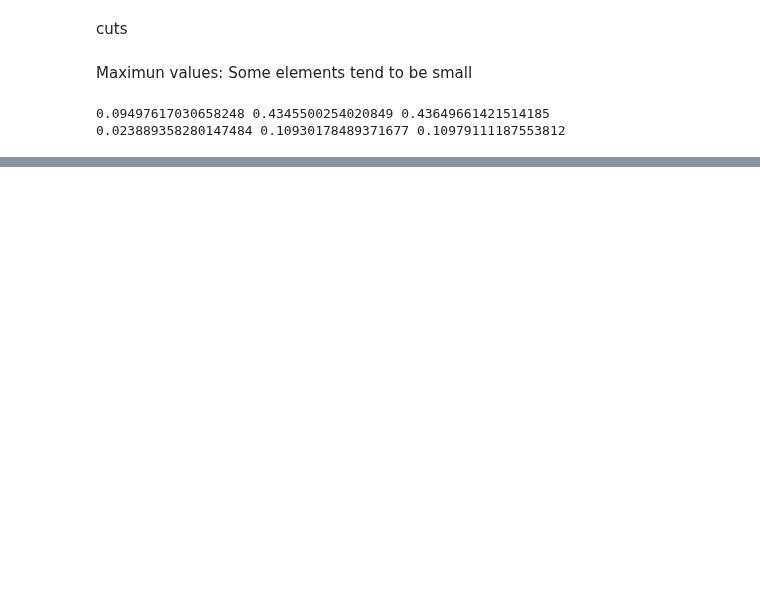
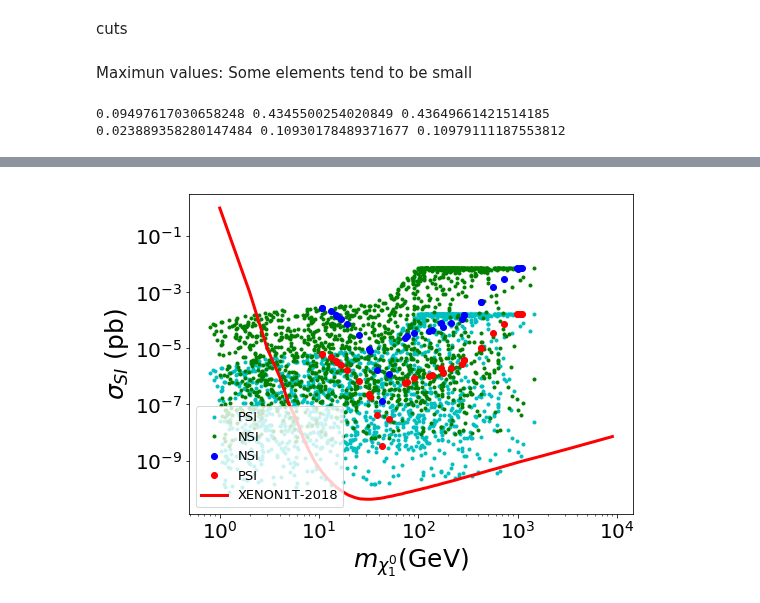
Before and after one commit to anferivera/SDdiracDM, a Jupyter notebook: run-model-MDvsVS-hc01hd05.ipynb, the cells around one changed output, grey strips where cells are left out. Saved outputs shown, nothing was run; the diff lists cells and outputs as text; code cells hidden in the pictures; blank space fills up the shorter version.

Commit message:
14-01-19-home

```diff
--- a/run-model-MDvsVS-hc01hd05.ipynb
+++ b/run-model-MDvsVS-hc01hd05.ipynb
@@ -368,0 +398,39 @@ plt.show()
+# %%
+from scipy import interpolate
+
+#Importar un txt
+names1 = ['MDM', 'XENON1TSI']
+xe = np.loadtxt('/home/anferivera/Work/Documents_compartidos/fits_experiments/fit_XENON1T/XENON1T-2018.txt')
+xdxe = pd.DataFrame(xe, columns=names1)
+
+XENON1T=interpolate.interp1d(xdxe.MDM,xdxe.XENON1TSI)
+# %%
+plt.figure(figsize=(8,6))
+
+plt.loglog(xd.mChi1, xd.PSI, 'c.')
+plt.loglog(xd.mChi1, xd.NSI, 'g.')
+plt.loglog(xDM.mChi1, xDM.NSI, 'bo')
+plt.loglog(xDM.mChi1, xDM.PSI, 'ro')
+
+#XENON-1T and LZ
+#m=np.linspace(8,1000,2000)
+#plt.semilogy(m,sigmaSI_LUX_f(m),'k-',lw=2,label='LUX 2015')
+#n=np.linspace(11,1000,1000)
+#plt.semilogy(n,sigmaSI_LZ_f(n),'m.',lw=3,label='LZ-SI prospects')
+#plot XENON1T-2018
+n=np.arange(1,9000)
+plt.loglog(n,XENON1T(n)*1e+36,'r-',lw=3,label='XENON1T-2018')
+
+
+
+plt.xlabel(r'$m_{\chi^0_1}$(GeV)',size=25)
+plt.ylabel(r'$\sigma_{SI} $ (pb)',size=25)
+plt.legend(prop={'size':13},loc='lower left')
+#plt.ylim(1e-16,3e-7)
+#plt.xlim(1,5.0E3)
+#plt.grid()
+
+plt.tight_layout()
+#plt.savefig('plots/sigmaSI_with_neutrino_physics.pdf')
+# %% [output]
+[figure, added]
```
Also changed, not shown: parts of 16 cells of this notebook, 10 other files.
